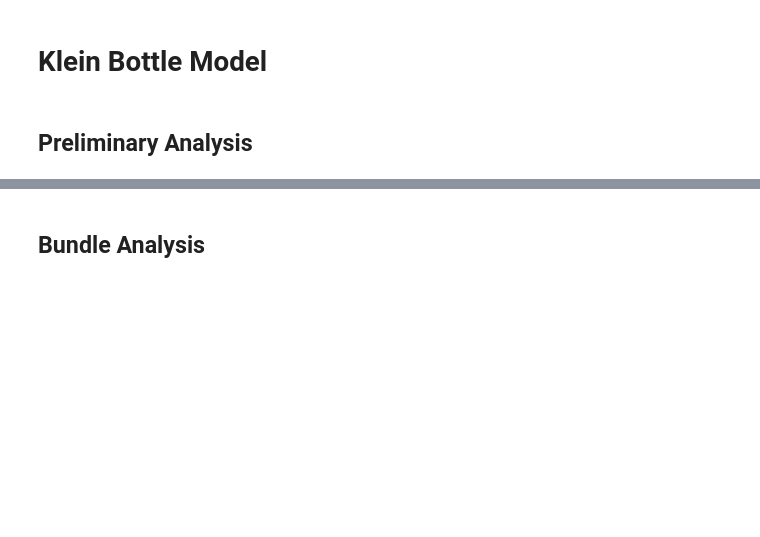
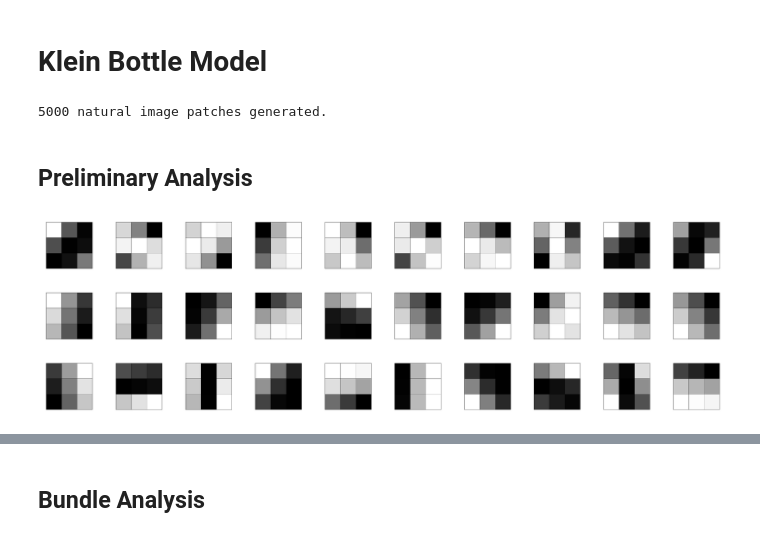
Before and after one commit to bradturow/Circle_Bundles, a Jupyter notebook: Synthetic Natural Image Patch Demo.ipynb, the cells around one changed output, grey strips where cells are left out. Saved outputs shown, nothing was run; the diff lists cells and outputs as text; code cells hidden in the pictures; blank space fills up the shorter version.

```diff
--- a/Synthetic Natural Image Patch Demo.ipynb
+++ b/Synthetic Natural Image Patch Demo.ipynb
@@ -29,18 +8,27 @@ folder_path = '/Users/bradturow/Desktop/Diagrams/Paper Diagrams/'
 # Klein Bottle Model
 # %%
 #Generate a sampling of the Klein bottle model over RP1
+from synthetic.nat_img_patches import sample_nat_img_kb, get_gradient_dirs
+
 n_samples = 5000
 n = 3
 
 data, base_points = sample_nat_img_kb(n_samples, n = n)
-grad_dirs = get_gradient_dirs(data)
+grad_dirs = get_gradient_dirs(data)[0]
 print(f'{n_samples} natural image patches generated.')
+# %% [output]
+5000 natural image patches generated.
 # %% [markdown]
 ## Preliminary Analysis
 # %%
 #View a sample of the data
+import matplotlib.pyplot as plt
+from optical_flow.patch_viz import make_patch_visualizer
+
 patch_vis = make_patch_visualizer()
-fig = show_data_vis(data, patch_vis, sampling_method = None, max_samples = 30)
+fig = cb.show_data_vis(data, patch_vis, sampling_method = None, max_samples = 30)
 plt.show()
+# %% [output]
+[figure, added]
 # %%
 #Show a PCA visualization of the dataset
```
Also changed, not shown: parts of 17 cells of this notebook, 52 other files.
